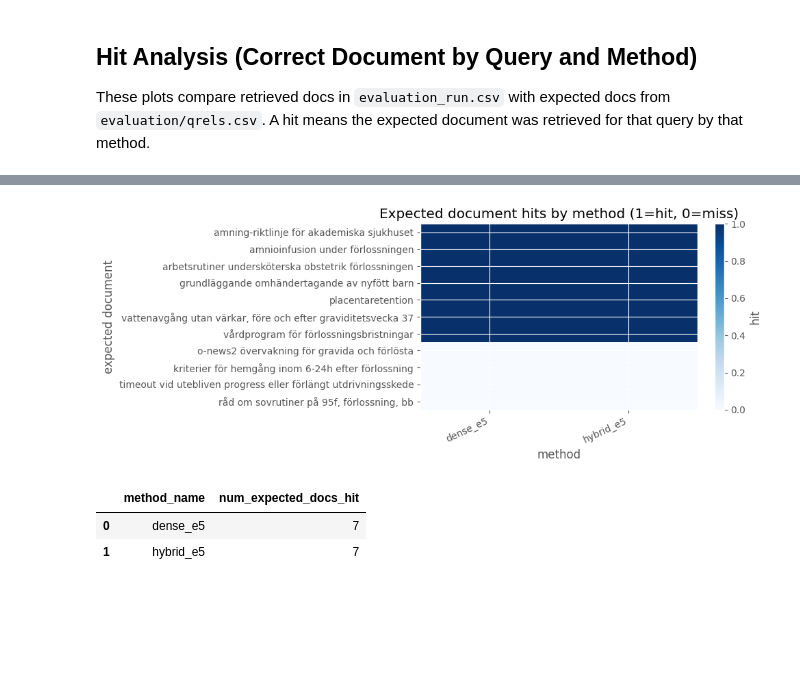
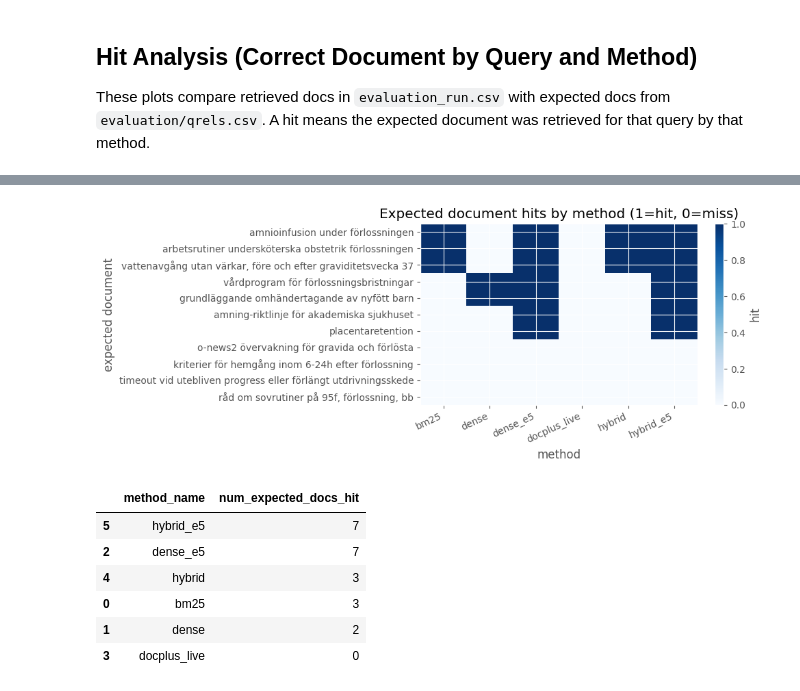
Before and after one commit to IsakAndersson/ActSearchDemo, a Jupyter notebook: evaluation/evaluation_visualization.ipynb, the cells around one changed output, grey strips where cells are left out. Drawn from its saved outputs; the diff is of its cells as text; code cells hidden in the pictures; blank space fills up the shorter version.

```diff
--- a/evaluation/evaluation_visualization.ipynb
+++ b/evaluation/evaluation_visualization.ipynb
@@ -255,7 +256,7 @@ def normalize_doc_id(value):
     text = _WS_RE.sub(' ', text).strip()
     return text.casefold()
 
-qrels_df = pd.read_csv(Path('../evaluation/qrels.csv'))
+qrels_df = pd.read_csv(DATA_DIR / 'qrels.csv')
 qrels_map = qrels_df[['Case-beskrivning', 'Titel på rätt dokument']].dropna().copy()
 qrels_map['query_id'] = qrels_map['Case-beskrivning'].astype(str).str.strip()
 qrels_map['expected_doc_id'] = qrels_map['Titel på rätt dokument'].map(normalize_doc_id)
@@ -310,21 +311,18 @@ else:
         aggfunc='max',
         fill_value=0
     )
+    hit_matrix = hit_matrix.apply(pd.to_numeric, errors='coerce').fillna(0.0).astype(float)
 
-    # Keep top N queries for readability in the notebook figure.
-    max_queries = 40
-    hit_matrix_plot = hit_matrix.head(max_queries)
-
-    fig, ax = plt.subplots(figsize=(10, max(4, 0.3 * len(hit_matrix_plot))))
-    im = ax.imshow(hit_matrix_plot.values, aspect='auto', cmap='RdYlGn', vmin=0, vmax=1)
+    fig, ax = plt.subplots(figsize=(10, max(4, 0.3 * len(hit_matrix))))
+    im = ax.imshow(hit_matrix.to_numpy(dtype=float), aspect='auto', cmap='RdYlGn', vmin=0, vmax=1)
 
     ax.set_title('Correct-document hit by query and method (1=hit, 0=miss)')
     ax.set_xlabel('method')
     ax.set_ylabel('query')
-    ax.set_xticks(range(len(hit_matrix_plot.columns)))
-    ax.set_xticklabels(hit_matrix_plot.columns, rotation=25, ha='right')
-    ax.set_yticks(range(len(hit_matrix_plot.index)))
-    ax.set_yticklabels(hit_matrix_plot.index)
+    ax.set_xticks(range(len(hit_matrix.columns)))
+    ax.set_xticklabels(hit_matrix.columns, rotation=25, ha='right')
+    ax.set_yticks(range(len(hit_matrix.index)))
+    ax.set_yticklabels(hit_matrix.index)
 
     cbar = fig.colorbar(im, ax=ax)
     cbar.set_label('hit')
@@ -338,44 +343,57 @@ TypeError: Image data of dtype object cannot be converted to float
 # %%
 # 6) Expected Document x Method hit matrix
 doc_method_hits = run_hits.groupby(['expected_doc_id', 'method_name'], as_index=False)['is_hit'].max()
-doc_method_hits = doc_method_hits[doc_method_hits['expected_doc_id'].notna() & (doc_method_hits['expected_doc_id'] != '')]
+doc_method_hits = doc_method_hits[
+    doc_method_hits['expected_doc_id'].notna() & (doc_method_hits['expected_doc_id'] != '')
+]
 
 if doc_method_hits.empty:
     print('No document-level hit data available.')
 else:
     doc_matrix = doc_method_hits.pivot_table(
         index='expected_doc_id',
         columns='method_name',
         values='is_hit',
         aggfunc='max',
         fill_value=0
     )
+    doc_matrix = doc_matrix.apply(pd.to_numeric, errors='coerce').fillna(0.0).astype(float)
 
     # Sort by number of methods that hit each document.
-    doc_matrix = doc_matrix.assign(_hits=doc_matrix.sum(axis=1)).sort_values('_hits', ascending=False).drop(columns=['_hits'])
-    max_docs = 50
-    doc_matrix_plot = doc_matrix.head(max_docs)
+    doc_matrix = (
+        doc_matrix.assign(_hits=doc_matrix.sum(axis=1))
+        .sort_values('_hits', ascending=False)
+        .drop(columns=['_hits'])
+    )
 
-    fig, ax = plt.subplots(figsize=(10, max(4, 0.25 * len(doc_matrix_plot))))
-    im = ax.imshow(doc_matrix_plot.values, aspect='auto', cmap='Blues', vmin=0, vmax=1)
+    fig, ax = plt.subplots(figsize=(10, max(4, 0.25 * len(doc_matrix))))
+    im = ax.imshow(doc_matrix.to_numpy(dtype=float), aspect='auto', cmap='Blues', vmin=0, vmax=1)
 
     ax.set_title('Expected document hits by method (1=hit, 0=miss)')
     ax.set_xlabel('method')
     ax.set_ylabel('expected document')
-    ax.set_xticks(range(len(doc_matrix_plot.columns)))
-    ax.set_xticklabels(doc_matrix_plot.columns, rotation=25, ha='right')
-    ax.set_yticks(range(len(doc_matrix_plot.index)))
-    ax.set_yticklabels(doc_matrix_plot.index)
+    ax.set_xticks(range(len(doc_matrix.columns)))
+    ax.set_xticklabels(doc_matrix.columns, rotation=25, ha='right')
+    ax.set_yticks(range(len(doc_matrix.index)))
+    ax.set_yticklabels(doc_matrix.index)
 
     cbar = fig.colorbar(im, ax=ax)
     cbar.set_label('hit')
     plt.tight_layout()
     plt.show()
 
-doc_hit_counts = doc_method_hits.groupby('method_name', as_index=False)['is_hit'].sum().sort_values('is_hit', ascending=False)
+doc_hit_counts = (
+    doc_method_hits.groupby('method_name', as_index=False)['is_hit']
+    .sum()
+    .sort_values('is_hit', ascending=False)
+)
 display(doc_hit_counts.rename(columns={'is_hit': 'num_expected_docs_hit'}))
 # %% [output]
-[figure, old version]
+[figure, new version]
 |  | method_name | num_expected_docs_hit |
-| 0 | dense_e5 | 7 |
-| 1 | hybrid_e5 | 7 |
+| 5 | hybrid_e5 | 7 |
+| 2 | dense_e5 | 7 |
+| 4 | hybrid | 3 |
+| 0 | bm25 | 3 |
+| 1 | dense | 2 |
+| 3 | docplus_live | 0 |
```
Also changed, not shown: parts of 7 cells of this notebook, 3 other files.
